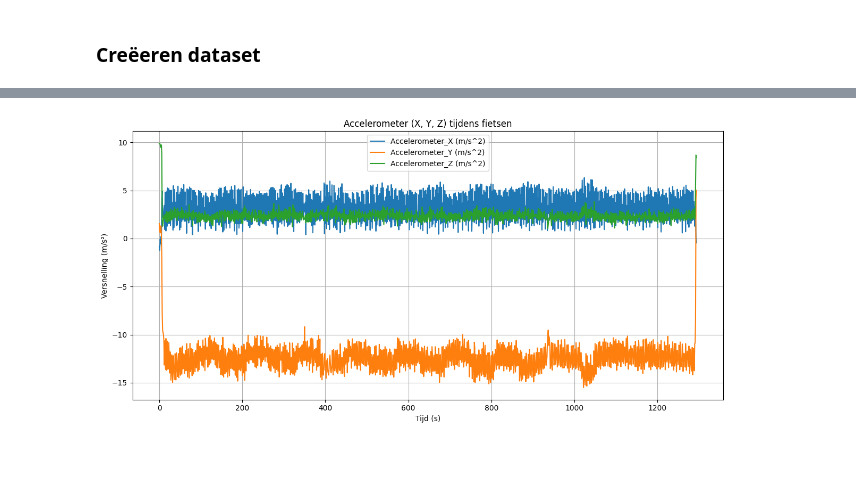
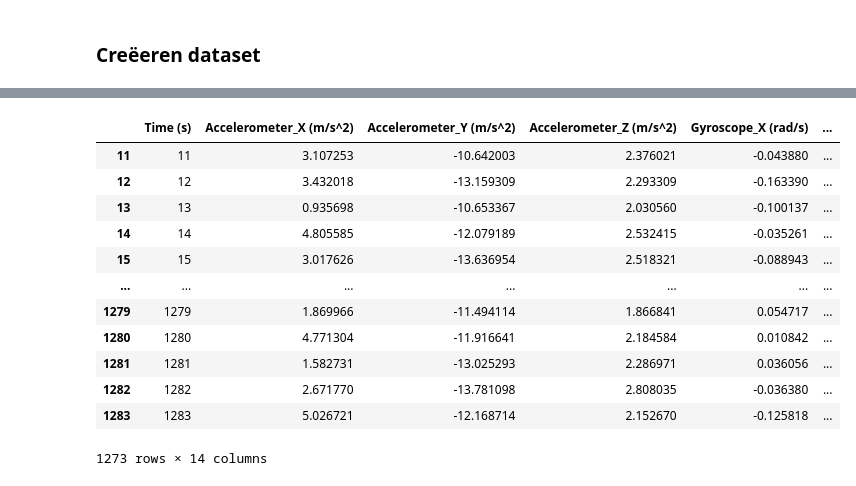
Before and after one commit to PuckVoorham/ML4QS-project, a Jupyter notebook: notebooks/EDA_experiment_joris.ipynb, the cells around one changed output, grey strips where cells are left out. Cells and saved outputs as stored; diff of their text form; code cells hidden in the pictures; blank space fills up the shorter version.

```diff
--- a/notebooks/EDA_experiment_joris.ipynb
+++ b/notebooks/EDA_experiment_joris.ipynb
@@ -294,18 +278,22 @@ final_df_fietsen
-# %%
-acc_cols = [col for col in final_df_rennen.columns if "Accelerometer" in col and "Linear" not in col]
-
-# Plotten
-plt.figure(figsize=(12, 6))
-
-for col in acc_cols:
-    plt.plot(final_df_rennen['Time (s)'], final_df_rennen[col], label=col)
-
-plt.title("Accelerometer (X, Y, Z) tijdens fietsen")
-plt.xlabel("Tijd (s)")
-plt.ylabel("Versnelling (m/s²)")
-plt.legend()
-plt.grid(True)
-plt.tight_layout()
-plt.show()
-# %% [output]
-[figure, removed]
+# %%
+final_df_metro = final_df_metro[(final_df_metro['Time (s)'] > 10) & (final_df_metro['Time (s)'] < final_df_metro['Time (s)'].max() - 10)]
+final_df_rennen = final_df_rennen[(final_df_rennen['Time (s)'] > 10) & (final_df_rennen['Time (s)'] < final_df_rennen['Time (s)'].max() - 10)]
+final_df_fietsen = final_df_fietsen[(final_df_fietsen['Time (s)'] > 10) & (final_df_fietsen['Time (s)'] < final_df_fietsen['Time (s)'].max() - 10)]
+final_df_trein = final_df_trein[(final_df_trein['Time (s)'] > 10) & (final_df_trein['Time (s)'] < final_df_trein['Time (s)'].max() - 10)]
+final_df_auto = final_df_auto[(final_df_auto['Time (s)'] > 10) & (final_df_auto['Time (s)'] < final_df_auto['Time (s)'].max() - 10)]
+# %%
+final_df_rennen
+# %% [output]
+|  | Time (s) | Accelerometer_X (m/s^2) | Accelerometer_Y (m/s^2) | Accelerometer_Z (m/s^2) | Gyroscope_X (rad/s) | ... |
+| 11 | 11 | 3.107253 | -10.642003 | 2.376021 | -0.043880 | ... |
+| 12 | 12 | 3.432018 | -13.159309 | 2.293309 | -0.163390 | ... |
+| 13 | 13 | 0.935698 | -10.653367 | 2.030560 | -0.100137 | ... |
+| 14 | 14 | 4.805585 | -12.079189 | 2.532415 | -0.035261 | ... |
+| 15 | 15 | 3.017626 | -13.636954 | 2.518321 | -0.088943 | ... |
+| ... | ... | ... | ... | ... | ... | ... |
+| 1279 | 1279 | 1.869966 | -11.494114 | 1.866841 | 0.054717 | ... |
+| 1280 | 1280 | 4.771304 | -11.916641 | 2.184584 | 0.010842 | ... |
+| 1281 | 1281 | 1.582731 | -13.025293 | 2.286971 | 0.036056 | ... |
+| 1282 | 1282 | 2.671770 | -13.781098 | 2.808035 | -0.036380 | ... |
+| 1283 | 1283 | 5.026721 | -12.168714 | 2.152670 | -0.125818 | ... |
+1273 rows × 14 columns
```
Also changed, not shown: parts of 8 cells of this notebook, 5 other files.
